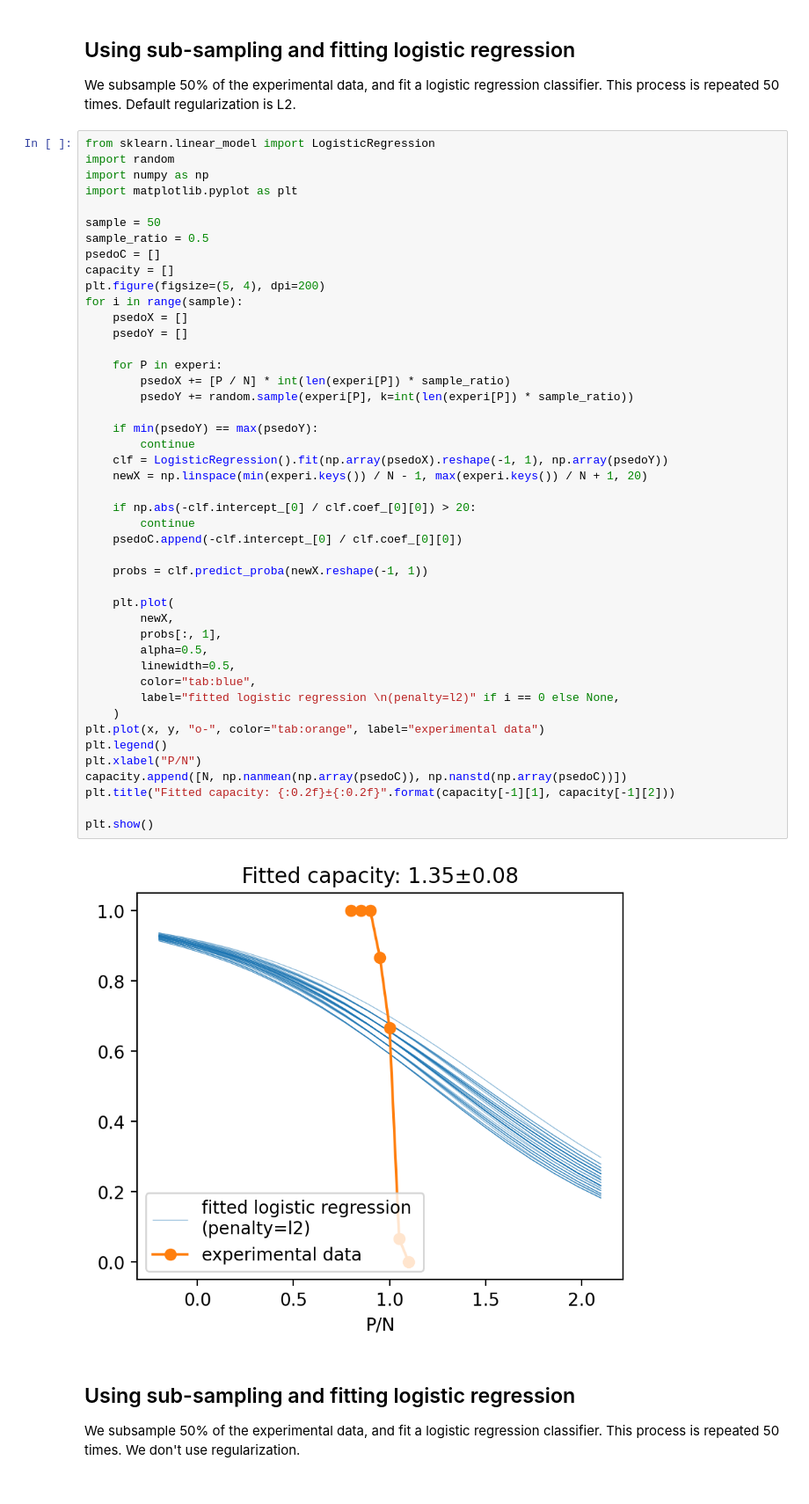
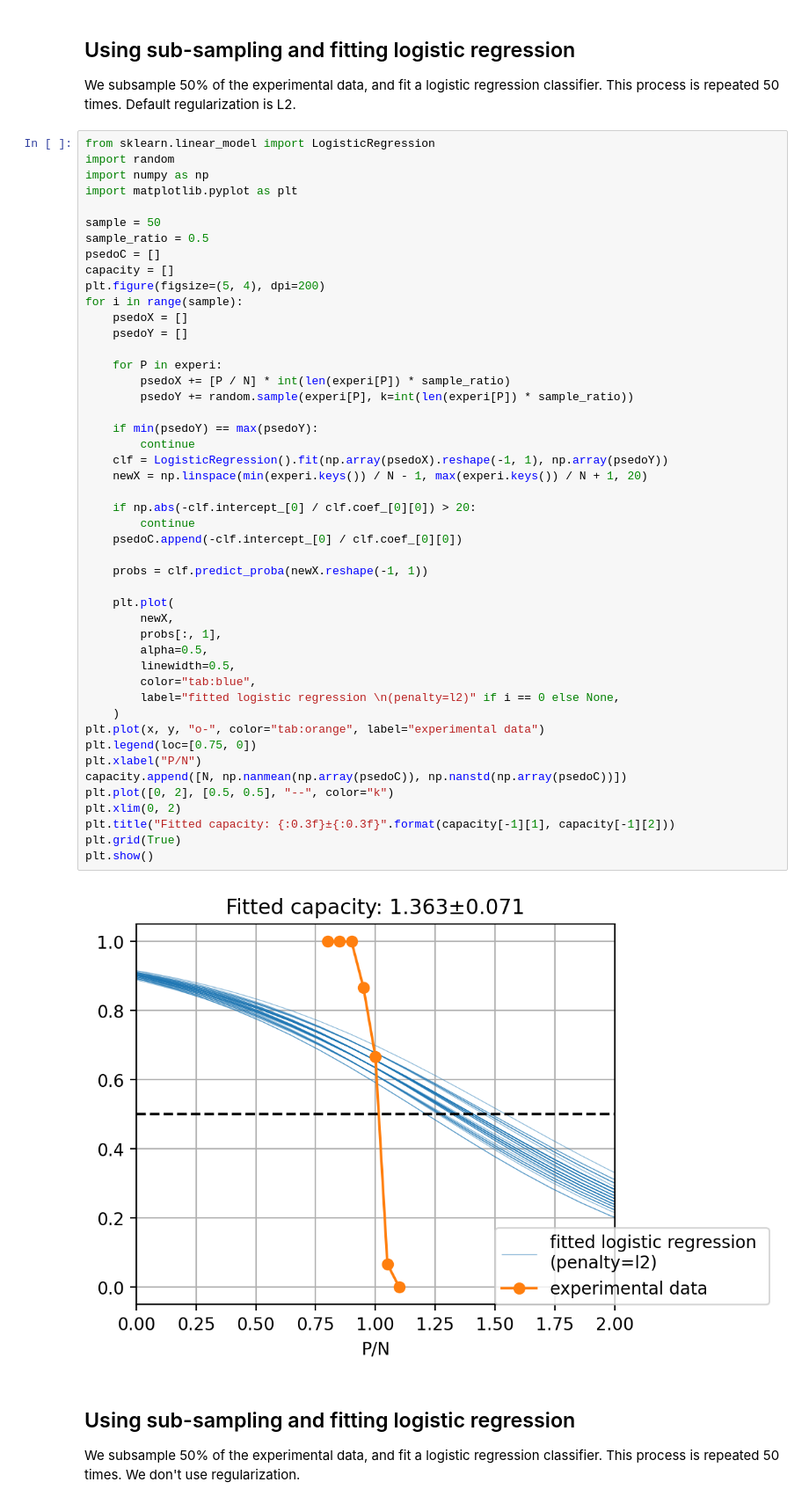
Before and after one commit to london-and-tequila/parallel_synapse_capacity, a Jupyter notebook: test_logistic_regression.ipynb, the cells around one changed output. Shown at 88% size. Drawn from its saved outputs; the diff is of its cells as text.

```diff
--- a/test_logistic_regression.ipynb
+++ b/test_logistic_regression.ipynb
@@ -56,37 +59,39 @@ for i in range(sample):
     psedoY = []
 
     for P in experi:
         psedoX += [P / N] * int(len(experi[P]) * sample_ratio)
         psedoY += random.sample(experi[P], k=int(len(experi[P]) * sample_ratio))
 
     if min(psedoY) == max(psedoY):
         continue
     clf = LogisticRegression().fit(np.array(psedoX).reshape(-1, 1), np.array(psedoY))
     newX = np.linspace(min(experi.keys()) / N - 1, max(experi.keys()) / N + 1, 20)
 
     if np.abs(-clf.intercept_[0] / clf.coef_[0][0]) > 20:
         continue
     psedoC.append(-clf.intercept_[0] / clf.coef_[0][0])
 
     probs = clf.predict_proba(newX.reshape(-1, 1))
 
     plt.plot(
         newX,
         probs[:, 1],
         alpha=0.5,
         linewidth=0.5,
         color="tab:blue",
         label="fitted logistic regression \n(penalty=l2)" if i == 0 else None,
     )
 plt.plot(x, y, "o-", color="tab:orange", label="experimental data")
-plt.legend()
+plt.legend(loc=[0.75, 0])
 plt.xlabel("P/N")
 capacity.append([N, np.nanmean(np.array(psedoC)), np.nanstd(np.array(psedoC))])
-plt.title("Fitted capacity: {:0.2f}±{:0.2f}".format(capacity[-1][1], capacity[-1][2]))
-
+plt.plot([0, 2], [0.5, 0.5], "--", color="k")
+plt.xlim(0, 2)
+plt.title("Fitted capacity: {:0.3f}±{:0.3f}".format(capacity[-1][1], capacity[-1][2]))
+plt.grid(True)
 plt.show()
 # %% [output]
-[figure, old version]
+[figure, new version]
 # %% [markdown]
 ## Using sub-sampling and fitting logistic regression
 
```
Also changed, not shown: parts of 2 cells of this notebook.
